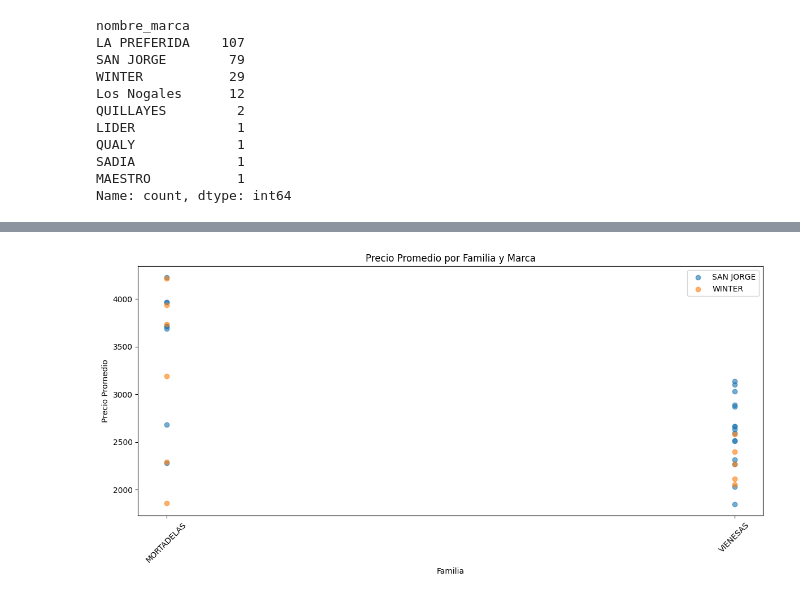
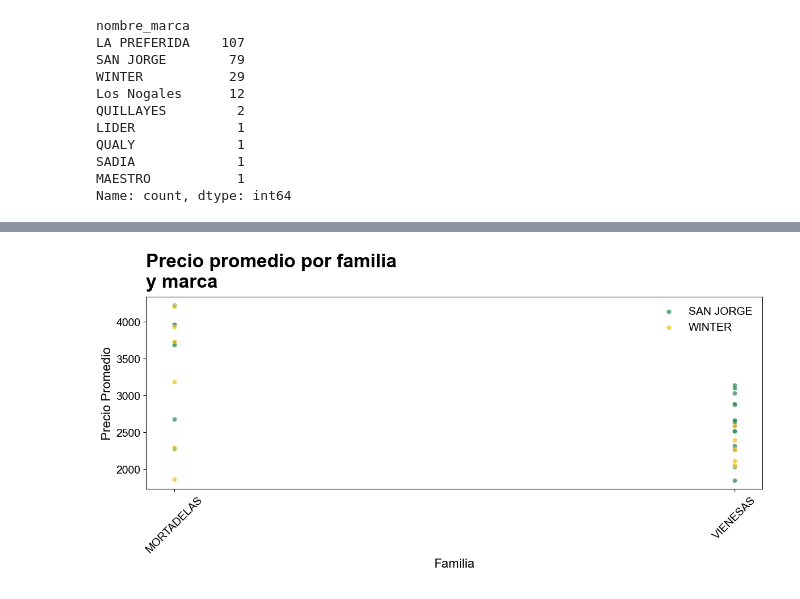
Before and after one commit to vmigonesumma/ci0103, a Jupyter notebook: comparacion_marcas.ipynb, the cells around one changed output, grey strips where cells are left out. Saved outputs shown, nothing was run; the diff lists cells and outputs as text; code cells hidden in the pictures.

```diff
--- a/comparacion_marcas.ipynb
+++ b/comparacion_marcas.ipynb
@@ -240,18 +316,54 @@ plt.show()
 # %%
 precio_promedio_sku = precio_promedio_sku[precio_promedio_sku["nombre_familia"].isin(["VIENESAS", "MORTADELAS"])]
 # %%
-# Graficar un punto por SKU, agrupando en el eje X categorías por familia, en el eje Y el precio promedio, usar colores para diferenciar marcas
+# Graficar un punto por SKU, agrupando en el eje X categorías por familia,
+# en el eje Y el precio promedio y usando colores fijos por marca.
 
-plt.figure(figsize=(12, 6))
-for marca in precio_promedio_sku['nombre_marca'].unique():
+plt.rcParams['font.family'] = 'Arial'
+plt.rcParams.update({
+    'font.size': 12,
+    'axes.titlesize': 20,
+    'axes.labelsize': 16,
+    'xtick.labelsize': 14,
+    'ytick.labelsize': 14,
+    'legend.fontsize': 14,
+})
+
+colores_marcas = {
+    'SAN JORGE': '#2E8B57',
+    'LA PREFERIDA': '#D62728',
+    'WINTER': '#F1C40F',
+    'Los Nogales': '#7D3C98',
+}
+
+fig, ax = plt.subplots(figsize=(12, 6))
+for marca, color in colores_marcas.items():
     subset = precio_promedio_sku[precio_promedio_sku['nombre_marca'] == marca]
-    plt.scatter(subset['nombre_familia'], subset['precio_real'], label=marca, alpha=0.6)
-plt.xlabel('Familia')
-plt.ylabel('Precio Promedio')
-plt.title('Precio Promedio por Familia y Marca')
-plt.xticks(rotation=45)
-plt.legend()
+    if subset.empty:
+        continue
+    ax.scatter(
+        subset['nombre_familia'],
+        subset['precio_real'],
+        label=marca,
+        color=color,
+        alpha=0.75,
+        edgecolors='white',
+        linewidth=0.5,
+    )
+
+ax.set_xlabel('Familia')
+ax.set_ylabel('Precio Promedio')
+ax.text(
+    0,
+    1.05,
+    'Precio promedio por familia\ny marca',
+    transform=ax.transAxes,
+    fontsize=24,
+    fontweight='bold',
+)
+ax.tick_params(axis='x', rotation=45)
+ax.legend(frameon=False)
 plt.tight_layout()
 plt.show()
 # %% [output]
-[figure, old version]
+[figure, new version]
```
Also changed, not shown: parts of 8 cells of this notebook, 34 other files.
